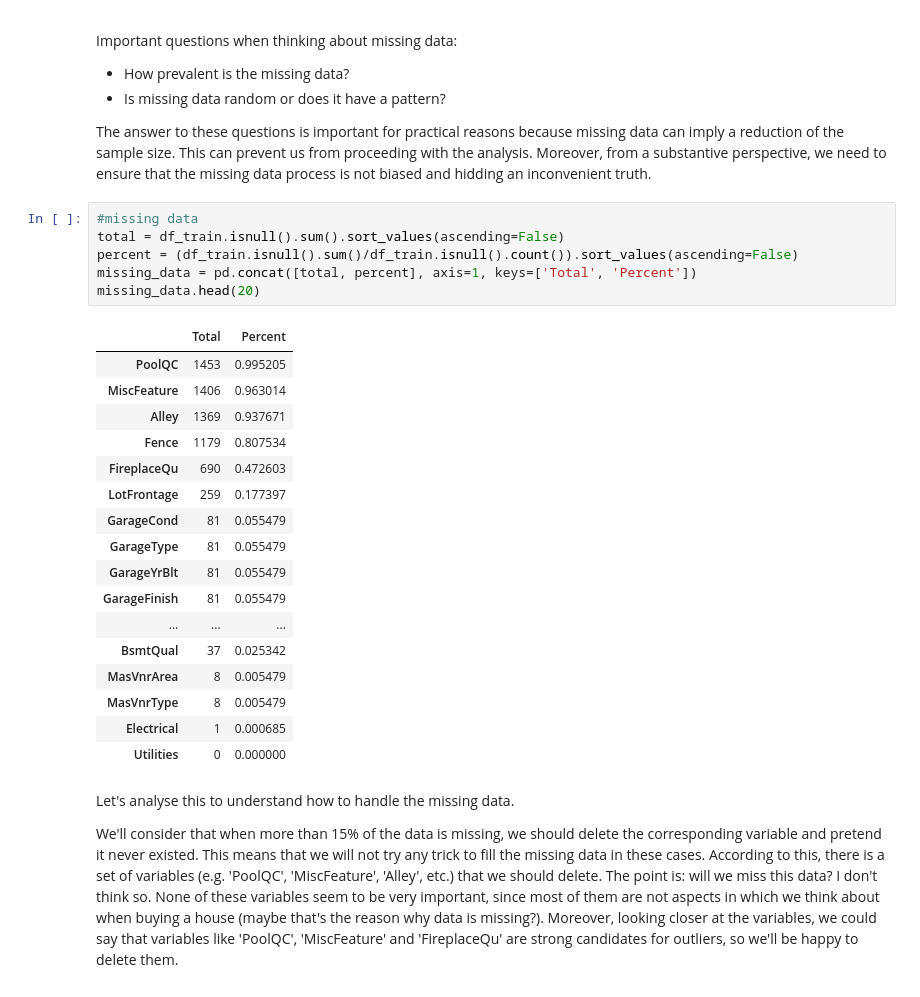
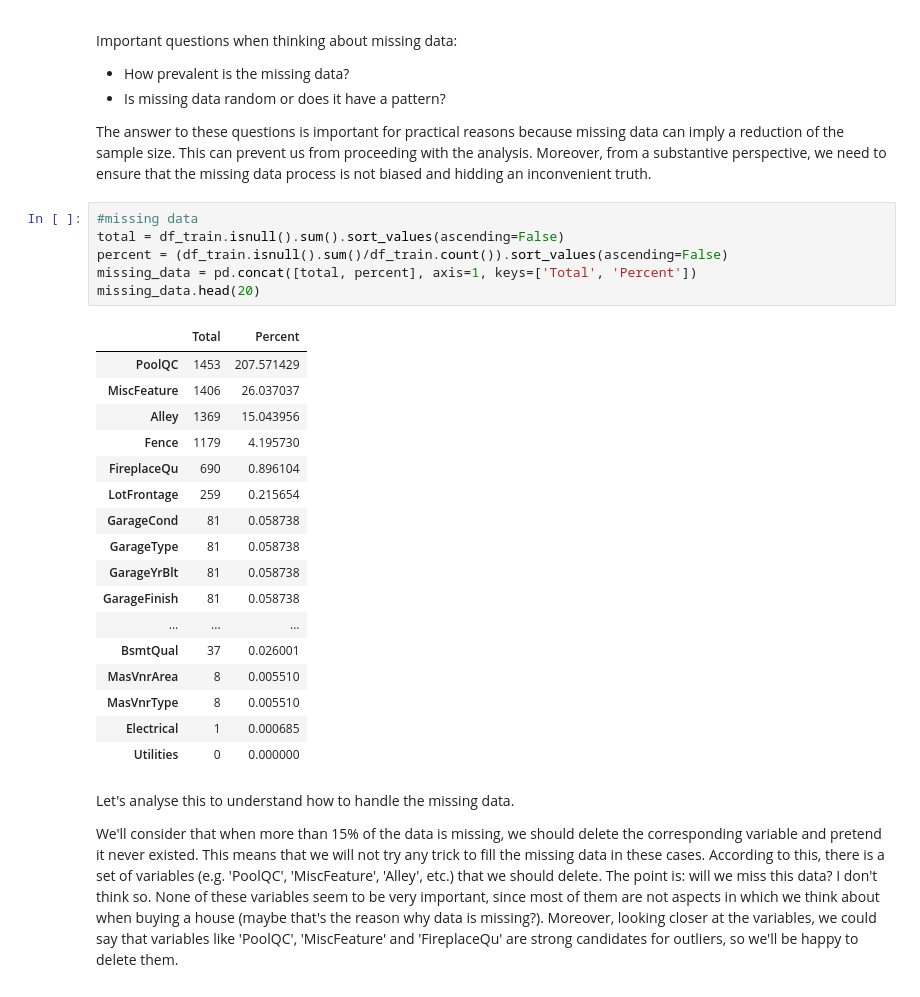
Before and after one commit to ML-WorkStation-SJSU/Data-Clean, a Jupyter notebook: Data Visualization (Kaggle House Price Prediction).ipynb, the cells around one changed output. Cells and saved outputs as stored; diff of their text form.

```diff
--- a/Data Visualization (Kaggle House Price Prediction).ipynb
+++ b/Data Visualization (Kaggle House Price Prediction).ipynb
@@ -291,25 +315,25 @@ The answer to these questions is important for practical reasons because missing
 # %%
 #missing data
 total = df_train.isnull().sum().sort_values(ascending=False)
-percent = (df_train.isnull().sum()/df_train.isnull().count()).sort_values(ascending=False)
+percent = (df_train.isnull().sum()/df_train.count()).sort_values(ascending=False)
 missing_data = pd.concat([total, percent], axis=1, keys=['Total', 'Percent'])
 missing_data.head(20)
 # %% [output]
 |  | Total | Percent |
-| PoolQC | 1453 | 0.995205 |
-| MiscFeature | 1406 | 0.963014 |
-| Alley | 1369 | 0.937671 |
-| Fence | 1179 | 0.807534 |
-| FireplaceQu | 690 | 0.472603 |
-| LotFrontage | 259 | 0.177397 |
-| GarageCond | 81 | 0.055479 |
-| GarageType | 81 | 0.055479 |
-| GarageYrBlt | 81 | 0.055479 |
-| GarageFinish | 81 | 0.055479 |
+| PoolQC | 1453 | 207.571429 |
+| MiscFeature | 1406 | 26.037037 |
+| Alley | 1369 | 15.043956 |
+| Fence | 1179 | 4.195730 |
+| FireplaceQu | 690 | 0.896104 |
+| LotFrontage | 259 | 0.215654 |
+| GarageCond | 81 | 0.058738 |
+| GarageType | 81 | 0.058738 |
+| GarageYrBlt | 81 | 0.058738 |
+| GarageFinish | 81 | 0.058738 |
 | ... | ... | ... |
-| BsmtQual | 37 | 0.025342 |
-| MasVnrArea | 8 | 0.005479 |
-| MasVnrType | 8 | 0.005479 |
+| BsmtQual | 37 | 0.026001 |
+| MasVnrArea | 8 | 0.005510 |
+| MasVnrType | 8 | 0.005510 |
 | Electrical | 1 | 0.000685 |
 | Utilities | 0 | 0.000000 |
 # %% [markdown]
```
Also changed, not shown: parts of 7 cells of this notebook.
